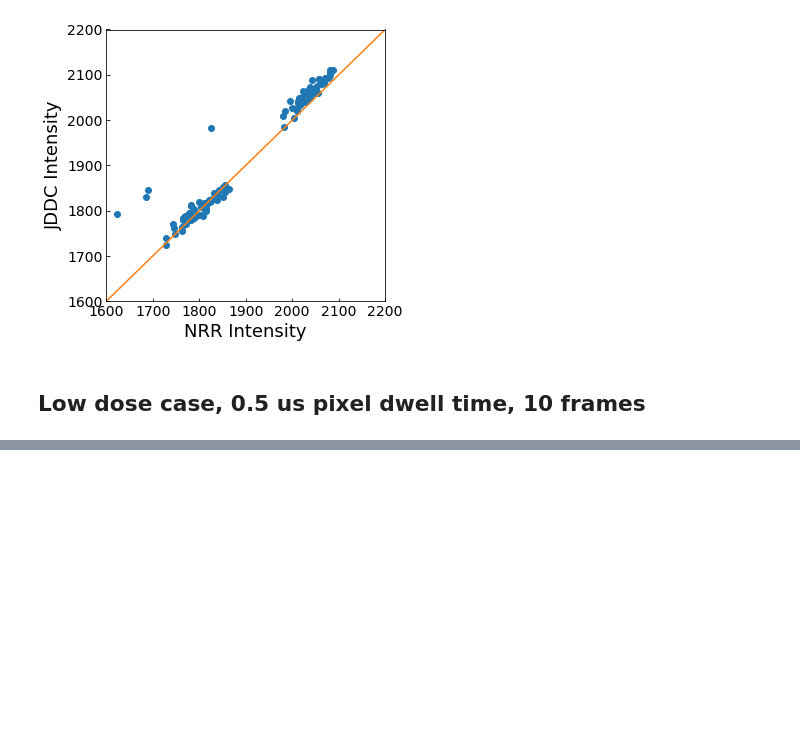
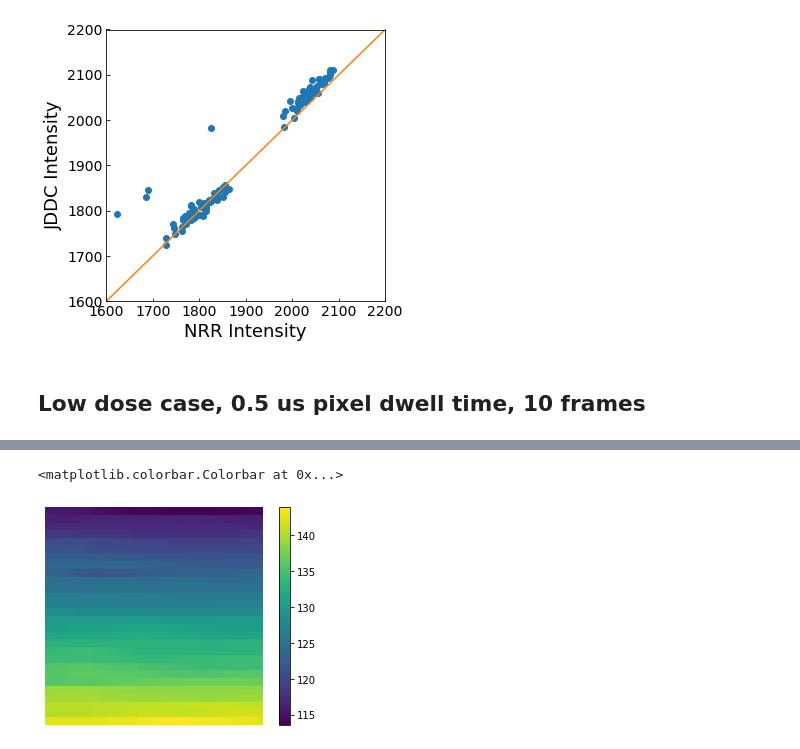
Before and after one commit to CY-Zhang/PyProcessingCodes, a Jupyter notebook: JDDC/QuantTest_exp.ipynb, the cells around one changed output, grey strips where cells are left out. Saved outputs shown, nothing was run; the diff lists cells and outputs as text; code cells hidden in the pictures; blank space fills up the shorter version.

```diff
--- a/JDDC/QuantTest_exp.ipynb
+++ b/JDDC/QuantTest_exp.ipynb
@@ -172,0 +197,7 @@ cax.tick_params(labelsize=12)
+# %%
+plt.imshow(coords[0,115:143,108:136])
+plt.axis('off')
+plt.colorbar()
+# %% [output]
+<matplotlib.colorbar.Colorbar at 0x...>
+[figure, added]
```
Also changed, not shown: parts of 6 cells of this notebook, 4 other files.
